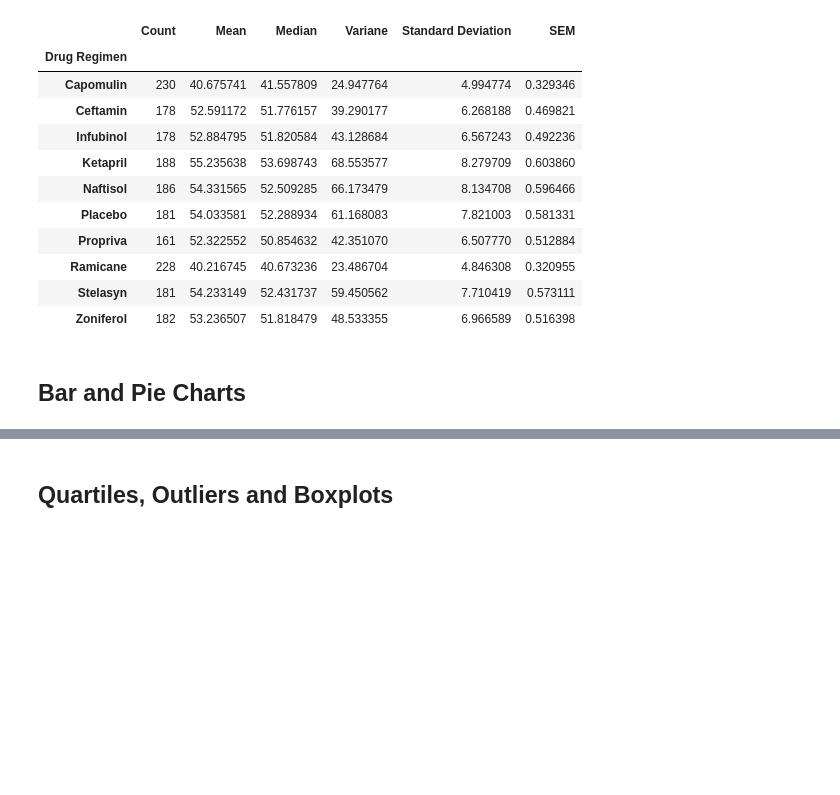
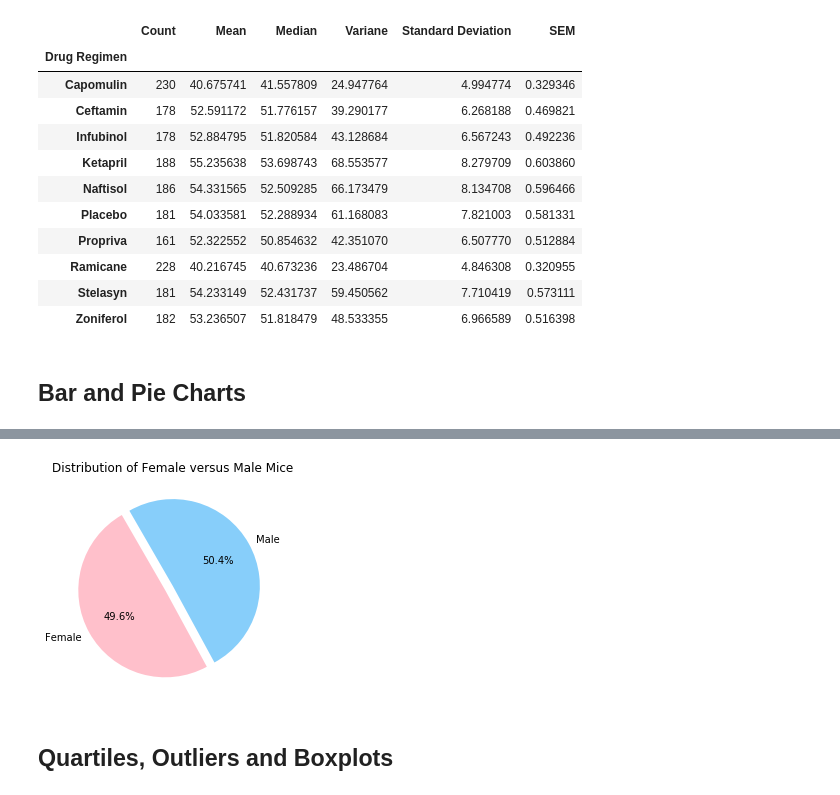
Before and after one commit to jkurtb/Matplotlib-Pharmaceuticals, a Jupyter notebook: kb-pymaceuticals.ipynb, the cells around one changed output, grey strips where cells are left out. Cells and saved outputs as stored; diff of their text form; code cells hidden in the pictures; blank space fills up the shorter version.

```diff
--- a/kb-pymaceuticals.ipynb
+++ b/kb-pymaceuticals.ipynb
@@ -205,8 +171,8 @@ plt.show()
 # Generate a pie plot showing the distribution of female versus male mice using pyplot
 colors = ['pink', 'lightskyblue']
 explode = (0.1, 0)
-plt.pie(gender_df['Gender Count'], labels=gender_df.index.values, autopct='%1.1f%%', startangle=120,
+plt.pie(gender_df['Gender'], labels=gender_df.index.values, autopct='%1.1f%%', startangle=120,
         explode=explode, colors=colors)
-plt.title('Gender Distribution')
+plt.title('Distribution of Female versus Male Mice')
 plt.show()
 # %% [output]
@@ -215,2 +179,3 @@ plt.show()
+[figure, added]
 # %% [markdown]
 ## Quartiles, Outliers and Boxplots
```
Also changed, not shown: parts of 25 cells of this notebook.
